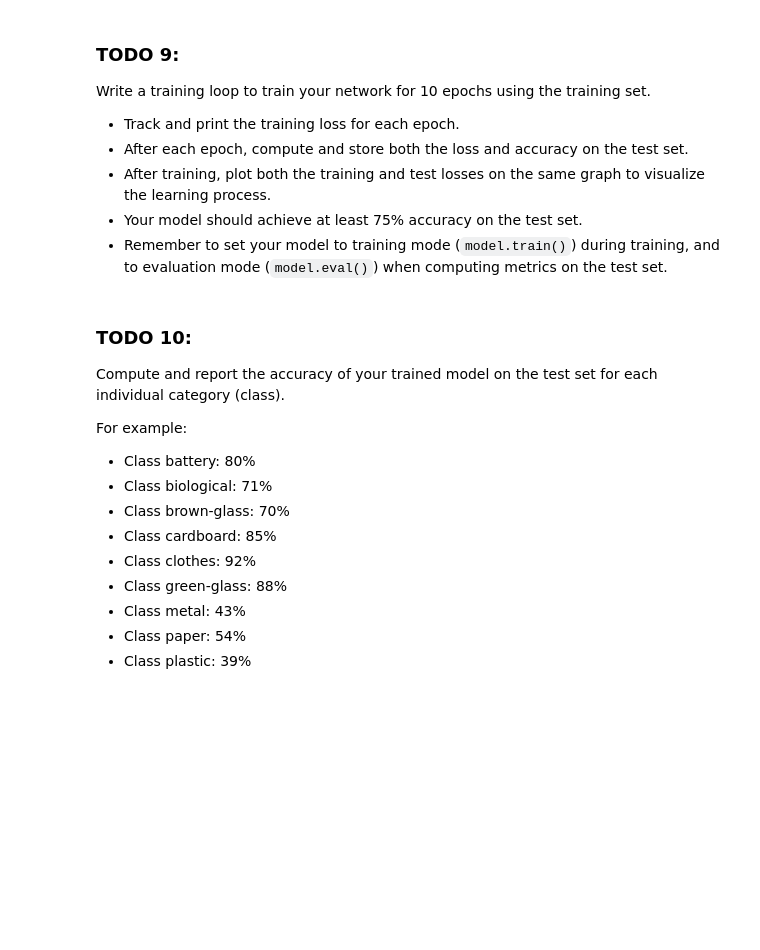
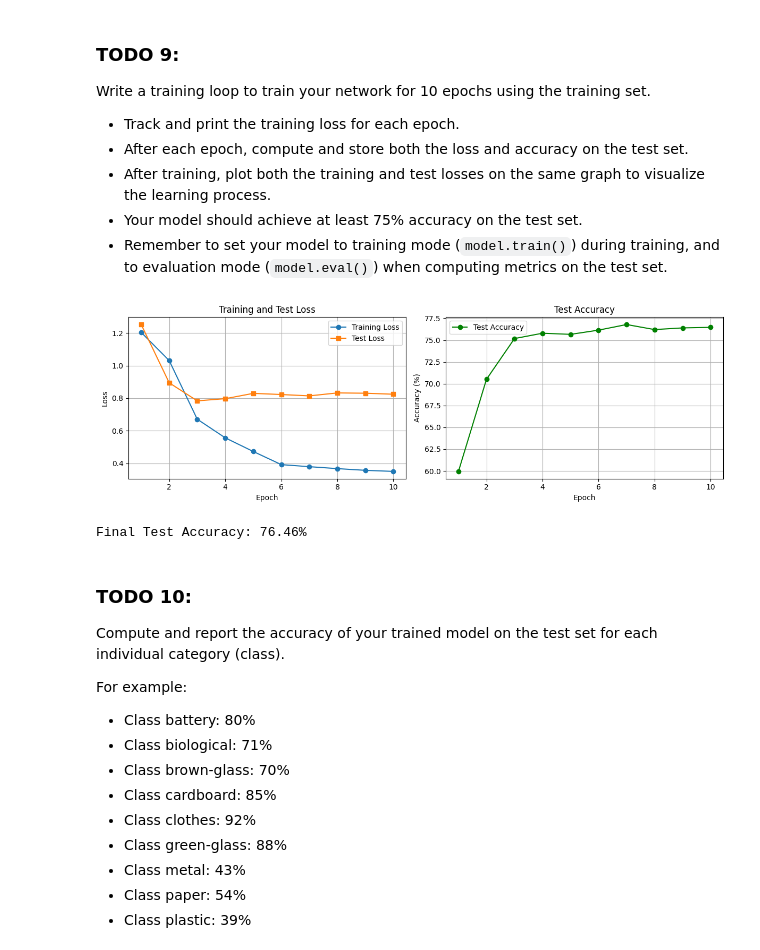
Before and after one commit to AssafTaubenfeld/deep-learning-idc, a Jupyter notebook: assignments/assignment_2/Assignment #2 Lilach & Assaf.ipynb, the cells around one changed output. Saved outputs shown, nothing was run; the diff lists cells and outputs as text; code cells hidden in the pictures; blank space fills up the shorter version.

```diff
--- a/assignments/assignment_2/Assignment #2 Lilach & Assaf.ipynb
+++ b/assignments/assignment_2/Assignment #2 Lilach & Assaf.ipynb
@@ -573,21 +558,21 @@ Prepare all components needed for training:
 from torch.utils.data import DataLoader
 
 #1. Define Hyperparameters
-learning_rate = 0.0002
-epochs = 20
+learning_rate = 0.0001
+epochs = 10
 batch_size = 32
 device = 'cuda' if torch.cuda.is_available() else 'cpu'
 
 #2. Set up the mode1
 model = GarbageClassifier(num_classes=12, norm_layer=BatchNorm2d)
 model = model.to(device)
-optimizer = torch.optim.Adam(model.parameters(), lr=learning_rate)
+optimizer = torch.optim.Adam(model.parameters(), lr=learning_rate, weight_decay=1e-4)
 loss_fn = nn.CrossEntropyLoss()
-# scheduler = torch.optim.lr_scheduler.StepLR(optimizer, step_size=30, gamma=0.1)
+scheduler = torch.optim.lr_scheduler.StepLR(optimizer, step_size=3, gamma=0.1)
 
 #3. Create data loaders
 train_data_loader = DataLoader(balanced_train_dataset, batch_size=batch_size, shuffle=True,  num_workers=4)
-val_data_loader = DataLoader(val_dataset, batch_size=batch_size, shuffle=False, num_workers=4)
+test_data_loader = DataLoader(val_dataset, batch_size=batch_size, shuffle=False, num_workers=4)
 # %% [markdown]
 ### TODO 9:
 Write a training loop to train your network for 10 epochs using the training set.
@@ -650,3 +663,10 @@ for epoch in range(epochs):
+# %%
+train_losses, test_losses, test_accuracies = train_model(model, train_data_loader, test_data_loader, optimizer, loss_fn, device, epochs)
+# %%
+plot_learning_curves(epochs, train_losses, test_losses, test_accuracies)
+# %% [output]
+[figure, added]
+Final Test Accuracy: 76.46%
 # %% [markdown]
 ### TODO 10:
 Compute and report the accuracy of your trained model on the test set for each individual category (class).
```
Also changed, not shown: parts of 6 cells of this notebook.
